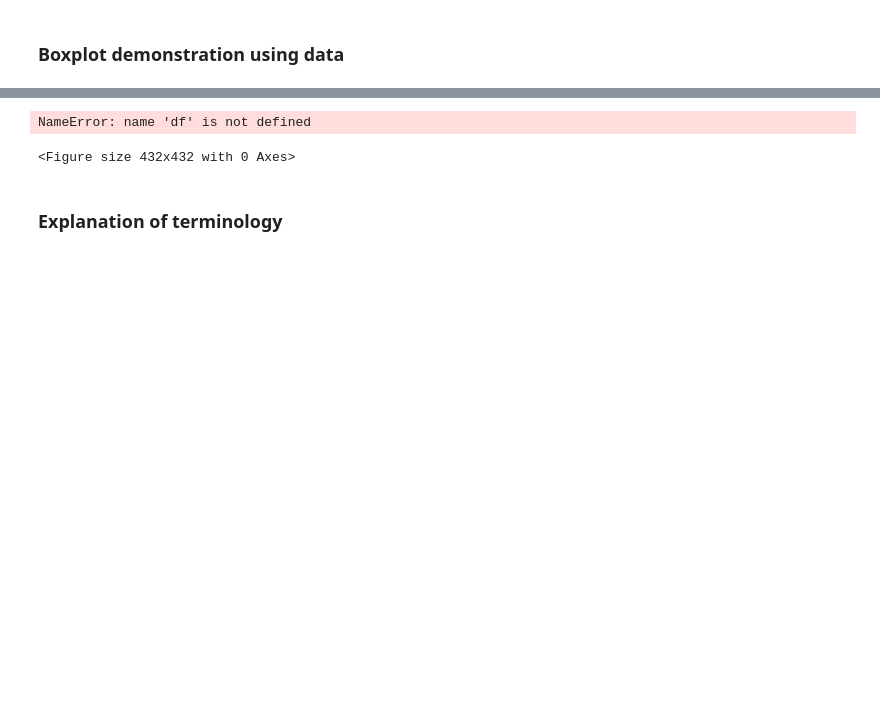
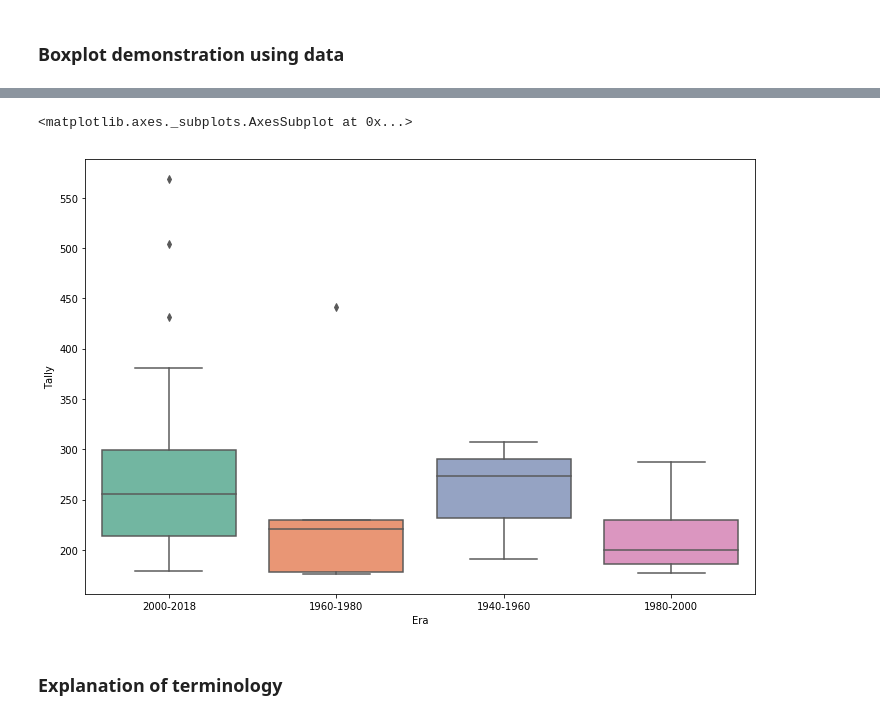
Before and after one commit to JulianConneely/Fundamentals-of-Data-Analysis-Project-Dec-18, a Jupyter notebook: Boxplot.ipynb, the cells around one changed output, grey strips where cells are left out. Cells and saved outputs as stored; diff of their text form; code cells hidden in the pictures; blank space fills up the shorter version.

Commit message:
swapped x and y axis for boxplot

```diff
--- a/Boxplot.ipynb
+++ b/Boxplot.ipynb
@@ -47,17 +79,17 @@ NameError: name 'pd' is not defined
 # %%
 
 
 %matplotlib inline
 
 import matplotlib.pyplot as plt
 import numpy as np
 import seaborn as sns
 
-plt.figure(figsize=(6,6))
-sns.boxplot(x='Tally', y='Era', data=df, palette="Set2")
+plt.figure(figsize=(12,8))
+sns.boxplot(x='Era', y='Tally', data=df, palette="Set2")
 # %% [output]
-NameError: name 'df' is not defined
+<matplotlib.axes._subplots.AxesSubplot at 0x...>
-<Figure size 432x432 with 0 Axes>
+[figure, added]
 # %% [markdown]
 ### Explanation of terminology
 # %% [markdown]
```
Also changed, not shown: parts of 2 cells of this notebook.
